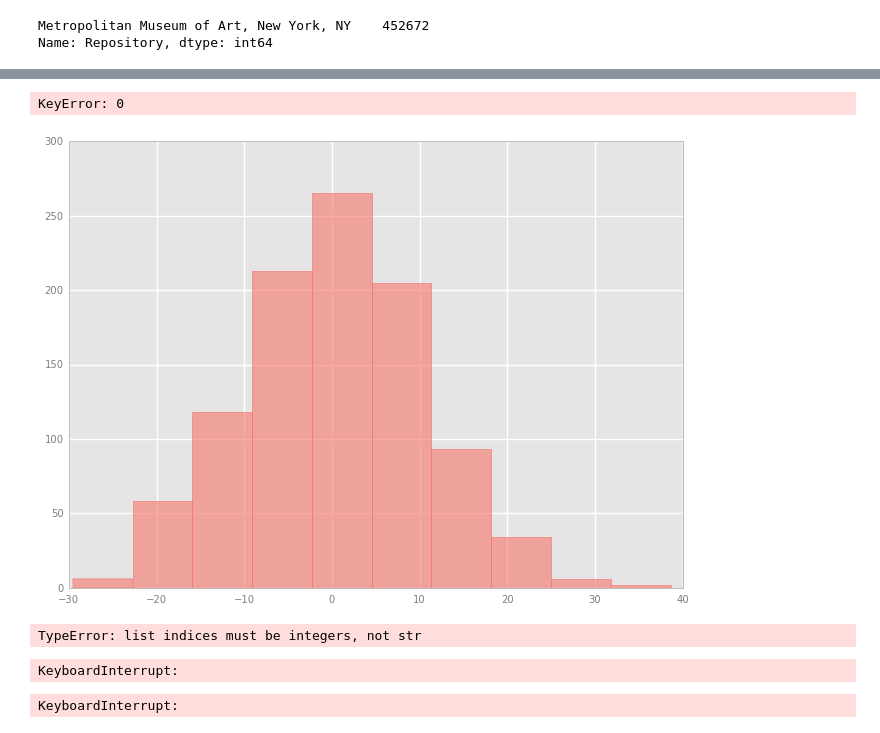
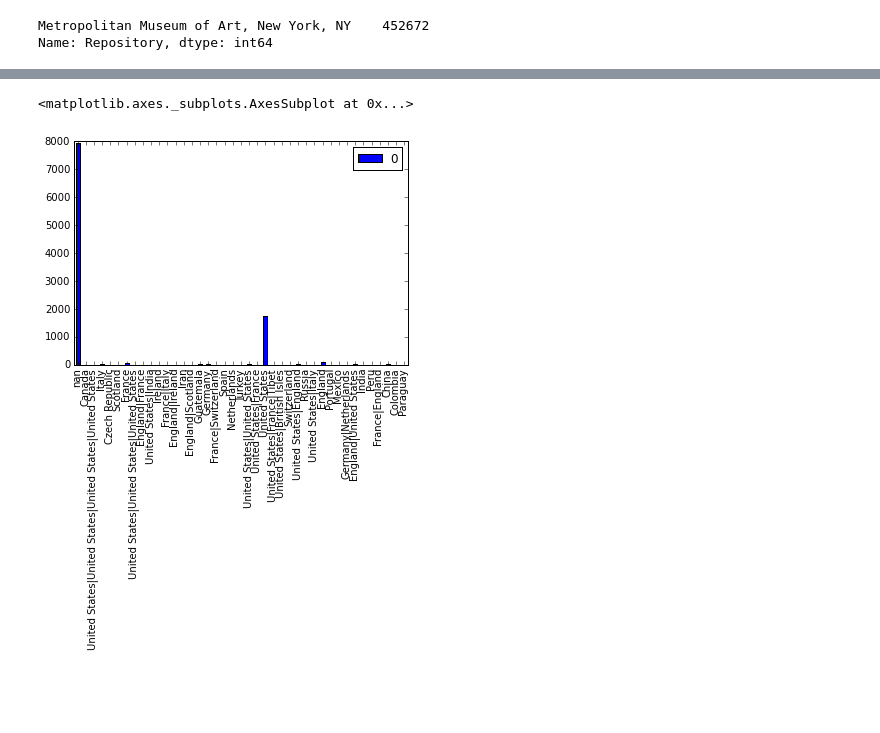
Before and after one commit to lleiou/THE-MET, a Jupyter notebook: Untitled.ipynb, the cells around one changed output, grey strips where cells are left out. Cells and saved outputs as stored; diff of their text form; code cells hidden in the pictures; blank space fills up the shorter version.

```diff
--- a/Untitled.ipynb
+++ b/Untitled.ipynb
@@ -212,3 +206,0 @@ TypeError: __init__() takes exactly 3 arguments (2 given)
-# %%
-data = [1,2,3,4,4,5,5,6]
-ggplot(data=data) + geom_histogram()
@@ -274,31 +207,12 @@ KeyError: 0
-# %%
-ggplot(aes(x='value', fill='variable', color='variable'), data=df) + \
-    geom_histogram(alpha=0.6)
-# %% [output]
-KeyError: 0
-[figure, removed]
-# %%
-data["River"].plot(kind="histogram")
-# %% [output]
-TypeError: list indices must be integers, not str
 # %%
 from collections import Counter
 import matplotlib.pyplot as plt
-river_counts = Counter(data["River"])
+river_counts = Counter(data.loc[10000:20000,"Country"])
 df = pd.DataFrame.from_dict(river_counts, orient='index')
 df.plot(kind='bar')
 # https://stackoverflow.com/a/28419258/5861873
 # why it is that hard to draw a frequency plot...
+# the data set is sooo huge that I cannot even draw a histogram in a short period of time
 # %% [output]
-KeyboardInterrupt:
+<matplotlib.axes._subplots.AxesSubplot at 0x...>
+[figure, added]
-# %%
-from collections import Counter
-import matplotlib.pyplot as plt
-river_counts = Counter(data["Country"])
-df = pd.DataFrame.from_dict(river_counts, orient='index')
-df.plot(kind='bar')
-# https://stackoverflow.com/a/28419258/5861873
-# why it is that hard to draw a frequency plot...
-# the data set is sooo huge that I cannot even draw a histogram in a short period of time
-# %% [output]
-KeyboardInterrupt:
```
Also changed, not shown: parts of 20 cells of this notebook, 2 other files.
